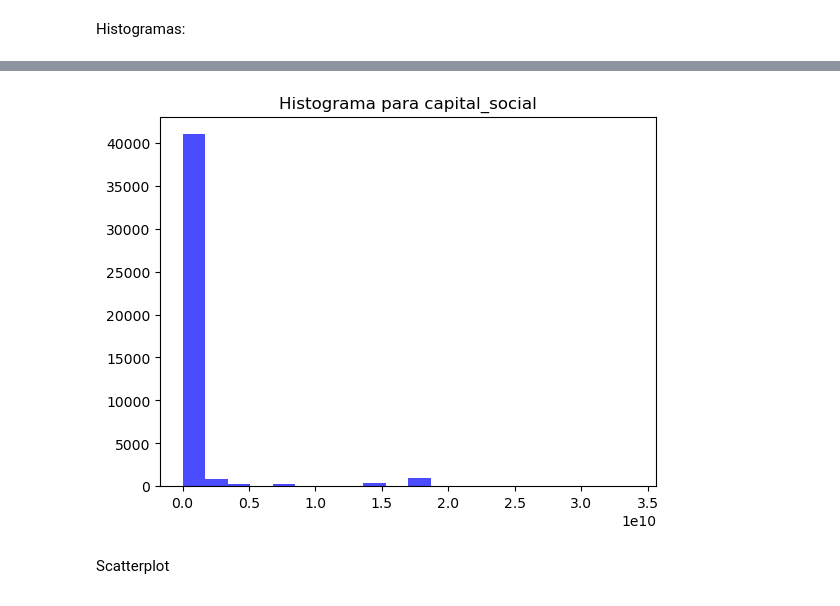
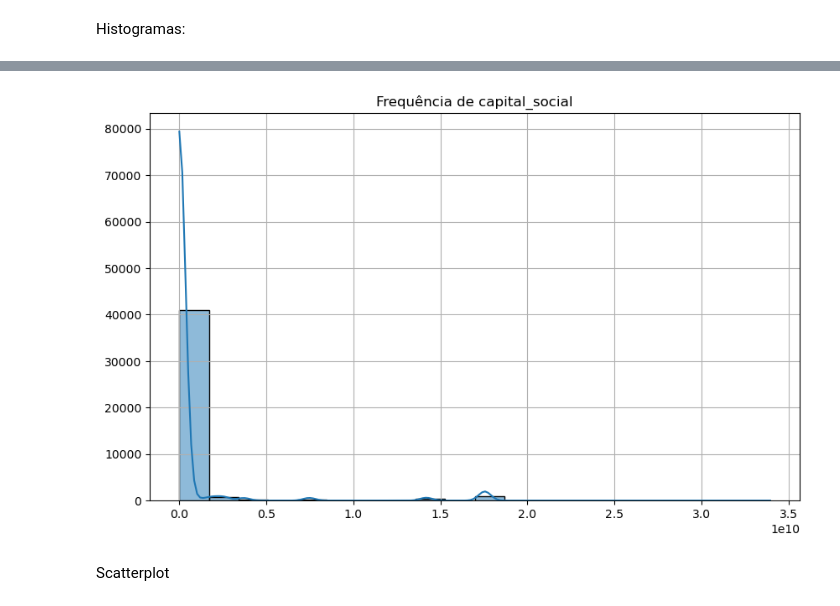
Before and after one commit to GuilhermeBrevilato/projeto_no1__mackenzie, a Jupyter notebook: reports/estatistica_descritiva.ipynb, the cells around one changed output, grey strips where cells are left out. Cells and saved outputs as stored; diff of their text form; code cells hidden in the pictures.

```diff
--- a/reports/estatistica_descritiva.ipynb
+++ b/reports/estatistica_descritiva.ipynb
@@ -21,6 +18,22 @@ def num_const(num):
     if num > 1000:
         return f'{num/1000:.1f} mil'
     return f'{num:.1f}'
+# %%
+def histograma(df,coluna,títulos):
+    # Configura o tamanho da figura
+    plt.figure(figsize=(10, 6))
+
+    # Gera o histograma com Seaborn
+    sns.histplot(data=df, x=coluna, bins=20, kde=True)
+
+    # Adiciona título e rótulos de eixo
+    plt.title(títulos)
+    plt.xlabel('')
+    plt.ylabel('')
+
+    # Exibe o gráfico
+    plt.grid(True)
+    plt.show()
 # %%
 def grafico_linhas(x, y, nome_x, nome_y, titulo=''):
     # Criar figura e eixos
@@ -569,12 +634,8 @@ Histogramas:
 # %%
 for col in df_n.columns:
-    plt.hist(df_n[col], bins=20, color='blue', alpha=0.7)
-    plt.title(f'Histograma para {col}')
-    plt.xlabel('')
-    plt.ylabel('')
-    plt.show()
+    histograma(df_n,col,f'Frequência de {col}')
 # %% [output]
-[figure, old version]
+[figure, new version]
 # %% [markdown]
 Scatterplot
 # %%
```
Also changed, not shown: parts of 17 cells of this notebook.
